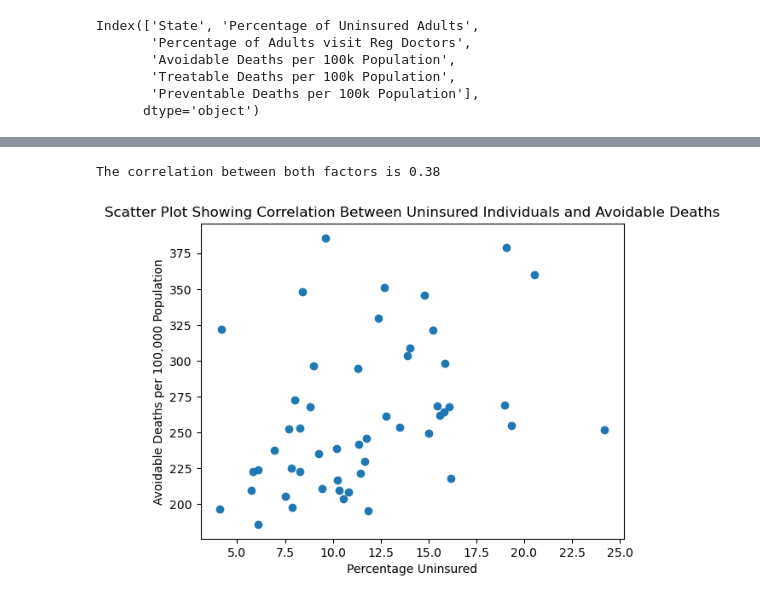
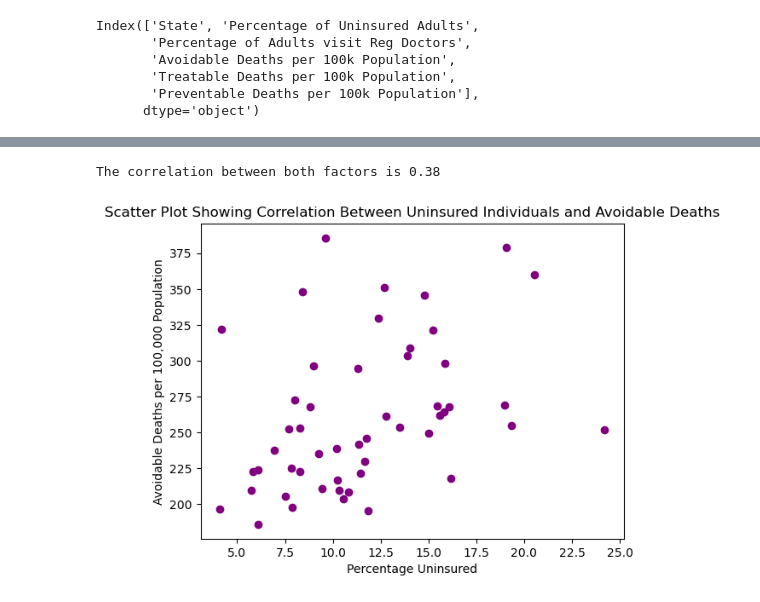
Before and after one commit to redpandata19/Project_1_Team_5, a Jupyter notebook: Data_Analysis.ipynb, the cells around one changed output, grey strips where cells are left out. Cells and saved outputs as stored; diff of their text form; code cells hidden in the pictures.

```diff
--- a/Data_Analysis.ipynb
+++ b/Data_Analysis.ipynb
@@ -304,17 +304,17 @@ The correlation between both factors is -0.12
 # %%
 # Correlation between uninsured and avoidable deaths
 x_uninsured = merged_data.iloc[:,1]
 y_avoi_deaths = merged_data.iloc[:,3]
 correlation = st.pearsonr(x_uninsured,y_avoi_deaths)
-plt.scatter(x_uninsured,y_avoi_deaths)
+plt.scatter(x_uninsured,y_avoi_deaths,color="purple")
 plt.xlabel('Percentage Uninsured')
 plt.ylabel('Avoidable Deaths per 100,000 Population')
 plt.title('Scatter Plot Showing Correlation Between Uninsured Individuals and Avoidable Deaths')
 print(f"The correlation between both factors is {round(correlation[0],2)}")
 plt.show()
 # %% [output]
 The correlation between both factors is 0.38
-[figure, old version]
+[figure, new version]
 # %%
 # correlation between having primary care soruce and treatable deaths
 x_has_doc = merged_data.iloc[:,2]
```
Also changed, not shown: parts of 9 cells of this notebook.
